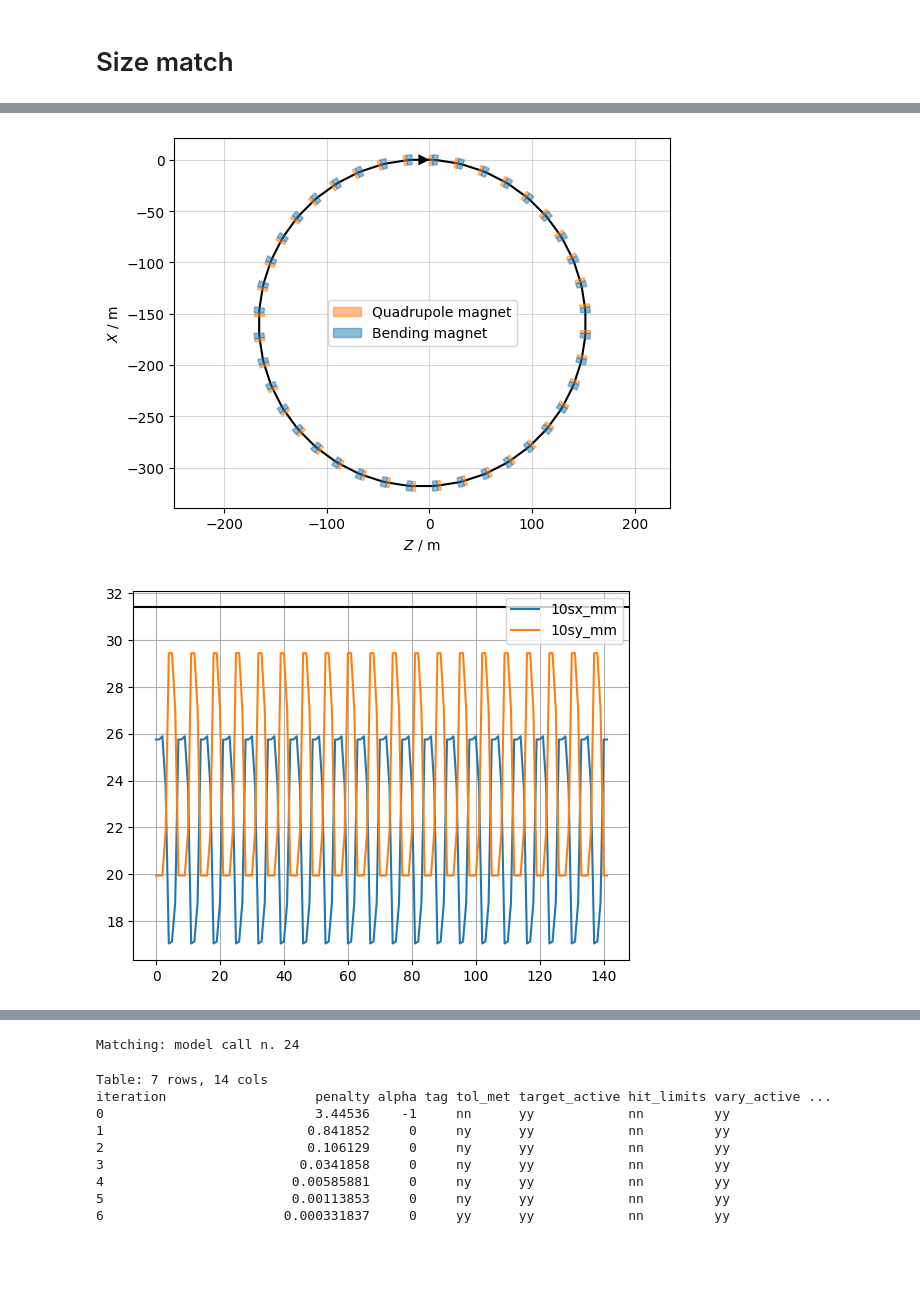
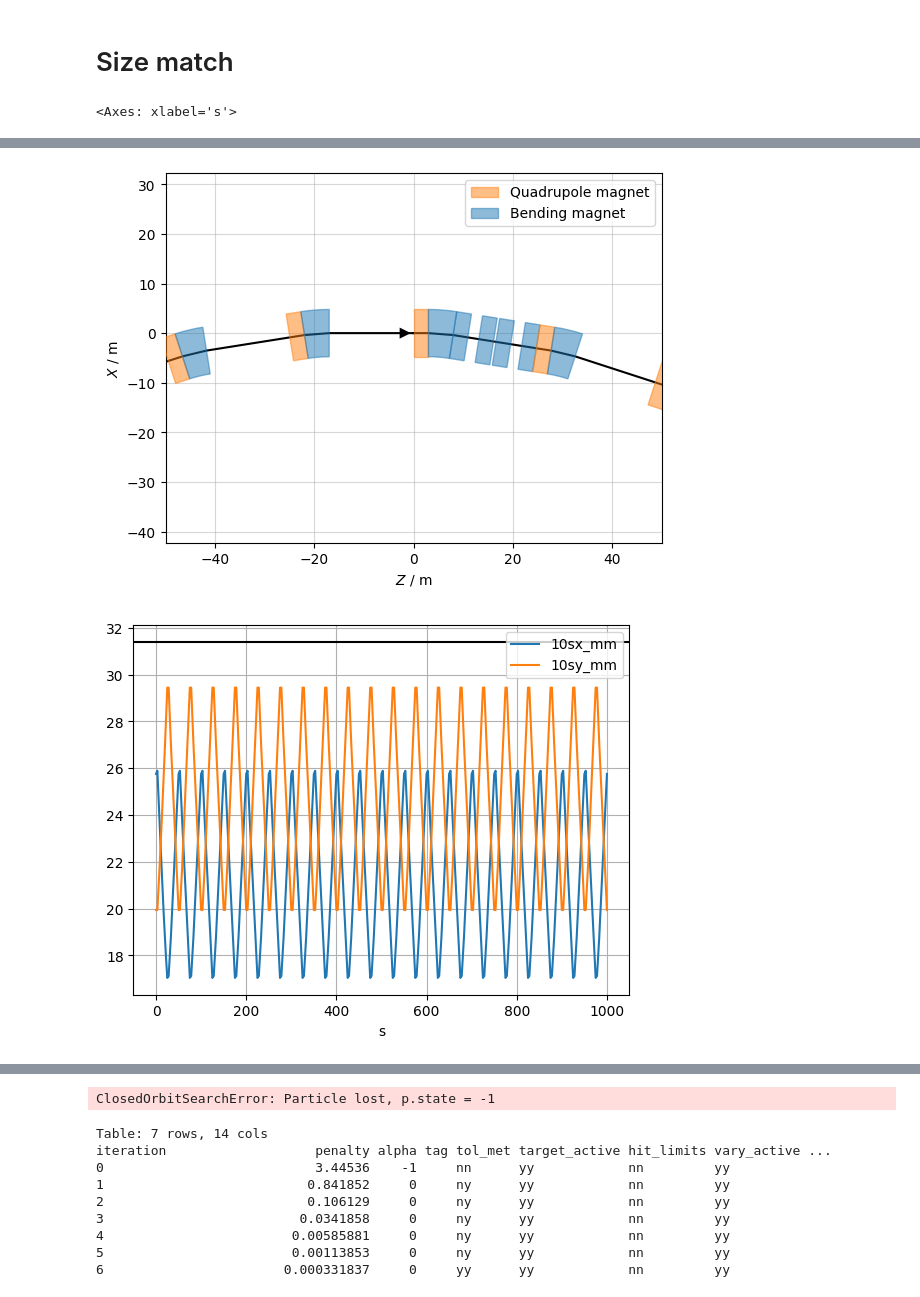
Before and after one commit to gornalexander/cas-beam-optics, a Jupyter notebook: line.ipynb, the cells around one changed output, grey strips where cells are left out. Cells and saved outputs as stored; diff of their text form; code cells hidden in the pictures; blank space fills up the shorter version.

Commit message:
bump implementation

```diff
--- a/line.ipynb
+++ b/line.ipynb
@@ -91,20 +91,34 @@ sextd = env.new('sextd', xt.Sextupole, length='lsext', k2='k2d')
 section = env.new_line(name='section', components=[
     env.new('q1', xt.Quadrupole, length='lquad', k1='k1', at='lquad/2'),
     env.place(bend, at='lquad + lbend/2'),
-    #env.place(sextf, at='lsection/4 - lquad/2 + lsext/2'),
-    #env.place(bend, at='2*lsection/4 - lbend/2 - lquad/2'),
     env.new('q2', xt.Quadrupole, length='lquad', k1='-k1', at='lsection/2 + lquad/2'),
     env.place(bend, at='lsection/2 + lquad + lbend/2'),
-    # env.place(sextd, at='3*lsection/4  - lquad/2 + lsext/2'),
-    # env.place(bend, at='4*lsection/4 - lbend/2 - lquad/2'),
     env.new('end', xt.Marker, at='lsection')
-     ])
+])
 
-#ring = number_of_FODO * section
-extr_section = section
+
+env['bump_height'] = 2e-3
+env['bump_gap'] = 0.5
+env['lbumper'] = 3
+env['ramp_length'] = 'lquad/2 + lbend/2 + lsection/4 - bump_gap/2 - lbumper/2 - lquad - lbend - lbumper/2'
+env['k0_extr'] = 'bump_height / ramp_length / lbumper'
+hbumper1 = env.new('hkick1', xt.Bend, k0='-k0_extr', h=0, length='lbumper')
+hbumper2 = env.new('hkick2', xt.Bend, k0='k0_extr', h=0, length='lbumper')
+hbumper3 = env.new('hkick3', xt.Bend, k0='k0_extr', h=0, length='lbumper')
+hbumper4 = env.new('hkick4', xt.Bend, k0='-k0_extr', h=0, length='lbumper')
+extr_section = env.new_line(name='section', components=[
+    env.new('q1', xt.Quadrupole, length='lquad', k1='k1', at='lquad/2'),
+    env.place(bend, at='lquad + lbend/2'),
+    env.place(hbumper1, at='lquad + lbend + lbumper/2'),
+    env.place(hbumper2, at='(lquad + lbend + lsection/2) / 2 - bump_gap/2 - lbumper/2'),
+    env.place(hbumper3, at='(lquad + lbend + lsection/2) / 2 + bump_gap/2 + lbumper/2'),
+    env.place(hbumper4, at='lsection/2 - lbumper/2'),
+    env.new('q2', xt.Quadrupole, length='lquad', k1='-k1', at='lsection/2 + lquad/2'),
+    env.place(bend, at='lsection/2 + lquad + lbend/2'),
+    env.new('end', xt.Marker, at='lsection')
+    ])
 
 ring = env.new_line(components = [env.new('_start_point', xt.Marker)] + [extr_section] + (number_of_FODO-1)*[section])
-#line.cut_at_s(np.linspace(0, 40, 100))
 
 ring.particle_ref = xt.Particles(p0c=pc, mass0=xt.PROTON_MASS_EV)
 context = xo.ContextCpu()
@@ -113,12 +127,28 @@ ring.build_tracker(_context=context)
 tw = ring.twiss(method='4d')
 tw.plot()
 ring.survey().plot()
+plt.ylim(-20, 10)
+plt.xlim(-env['lsection'], env['lsection'])
 
 gamma = pc / xt.PROTON_MASS_EV
 sigma_max = lambda emitt_norm, beta: np.sqrt(emitt_norm*beta / gamma)
 tw['10sy_mm'] = sigma_max(emitt_norm=2e-6, beta=tw['bety']) * 1e3 * 10
 tw['10sx_mm'] = sigma_max(emitt_norm=2e-6, beta=tw['betx']) * 1e3 * 10
-tw.to_pandas().plot(y=['10sx_mm', '10sy_mm'])
+tw.to_pandas().plot(x='s', y=['10sx_mm', '10sy_mm'])
 plt.axhline(31.4, color='black')
 plt.grid(True)
+
+
+env['bump_height'] = 2e-3
+tw = ring.twiss(method='4d').to_pandas()
+tw.index = tw['name']
+
+fig, ax = plt.subplots()
+for idx, row in tw.filter(like='hkick', axis=0).iterrows():
+    ax.axvline(row['s'], color='red', linestyle='--')
+for idx, row in tw.filter(like='q', axis=0).iterrows():
+    ax.axvline(row['s'], color='green', linestyle='--')
+tw.plot(x='s', y='x', grid=True, xlim=(0, env['lsection']), ax=ax)
+tw.plot(x='s', y='y', grid=True, xlim=(0, env['lsection']), ax=ax)
 # %% [output]
+<Axes: xlabel='s'>
@@ -126,2 +156,2 @@ plt.grid(True)
-[figure, old version]
+[figure, new version]
-[figure, old version]
+[figure, new version]
@@ -160,7 +191,7 @@ opt = ring.match(solve=False,
     method='4d')
 opt.solve()
 # %% [output]
-Matching: model call n. 24
+ClosedOrbitSearchError: Particle lost, p.state = -1
 # %%
 opt.log()
 # %% [output]
```
Also changed, not shown: parts of 1 cell of this notebook.
